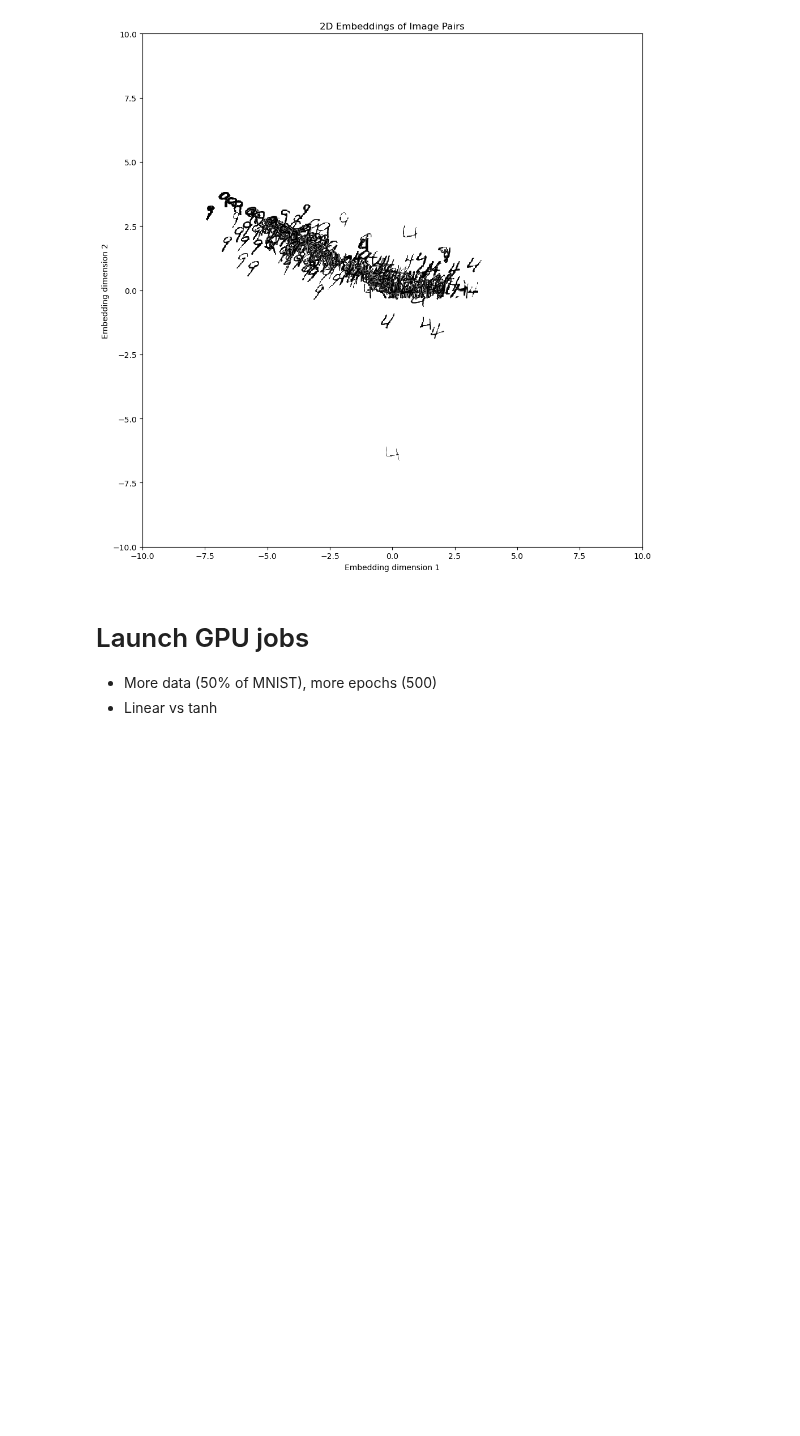
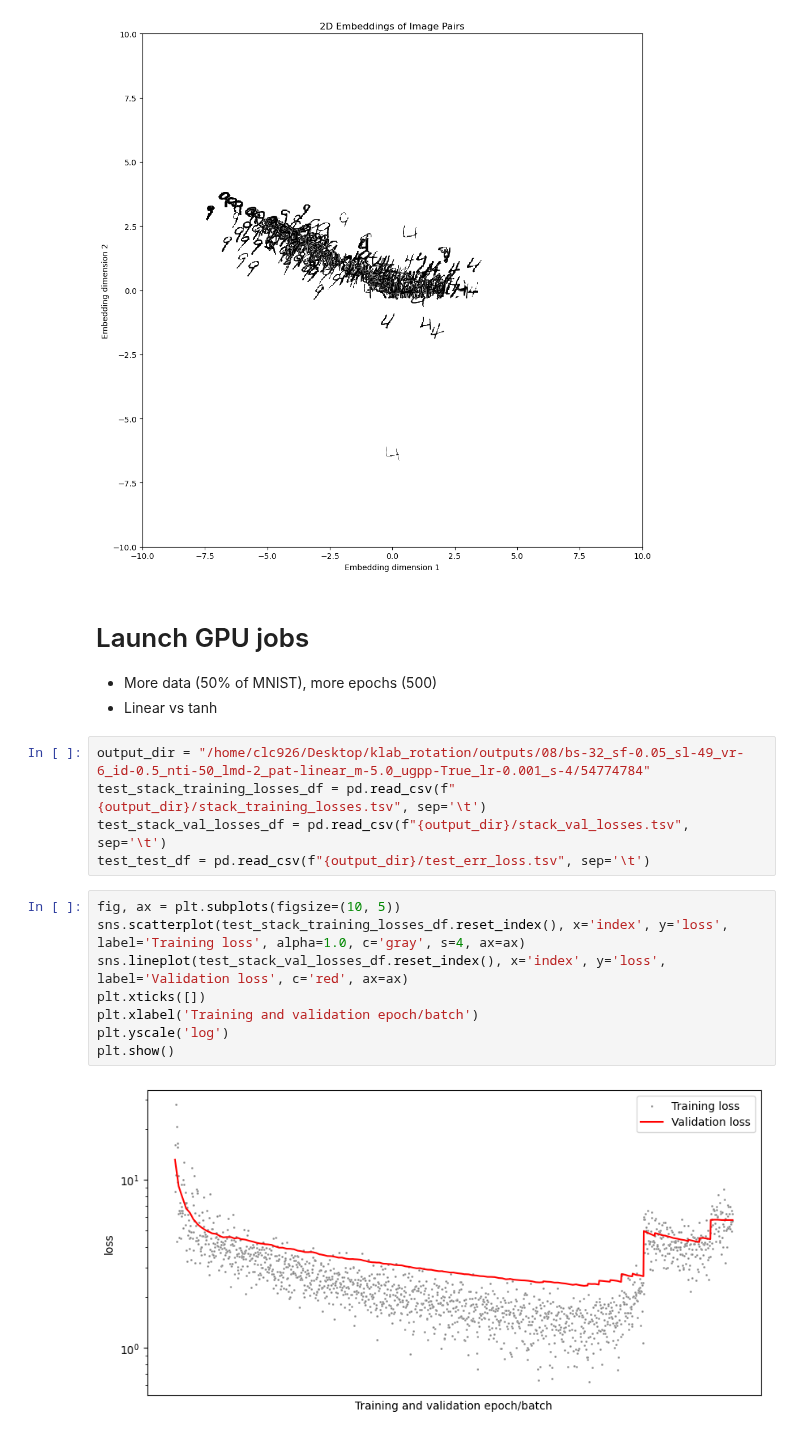
Before and after one commit to cchu70/klab_rotation, a Jupyter notebook: 08_Simple-MLP-unsupervised.ipynb, the cells around one changed output. Drawn from its saved outputs; the diff is of its cells as text; blank space fills up the shorter version.

Commit message:
implement and test sbatch scripts and reorg

```diff
--- a/08_Simple-MLP-unsupervised.ipynb
+++ b/08_Simple-MLP-unsupervised.ipynb
@@ -210,3 +190,18 @@ with torch.no_grad():
 
 - More data (50% of MNIST), more epochs (500)
 - Linear vs tanh
+# %%
+output_dir = "/home/clc926/Desktop/klab_rotation/outputs/08/bs-32_sf-0.05_sl-49_vr-6_id-0.5_nti-50_lmd-2_pat-linear_m-5.0_ugpp-True_lr-0.001_s-4/54774784"
+test_stack_training_losses_df = pd.read_csv(f"{output_dir}/stack_training_losses.tsv", sep='\t')
+test_stack_val_losses_df = pd.read_csv(f"{output_dir}/stack_val_losses.tsv", sep='\t')
+test_test_df = pd.read_csv(f"{output_dir}/test_err_loss.tsv", sep='\t')
+# %%
+fig, ax = plt.subplots(figsize=(10, 5))
+sns.scatterplot(test_stack_training_losses_df.reset_index(), x='index', y='loss', label='Training loss', alpha=1.0, c='gray', s=4, ax=ax)
+sns.lineplot(test_stack_val_losses_df.reset_index(), x='index', y='loss',  label='Validation loss', c='red', ax=ax)
+plt.xticks([])
+plt.xlabel('Training and validation epoch/batch')
+plt.yscale('log')
+plt.show()
+# %% [output]
+[figure, added]
```
Also changed, not shown: parts of 2 cells of this notebook, 21 other files.
